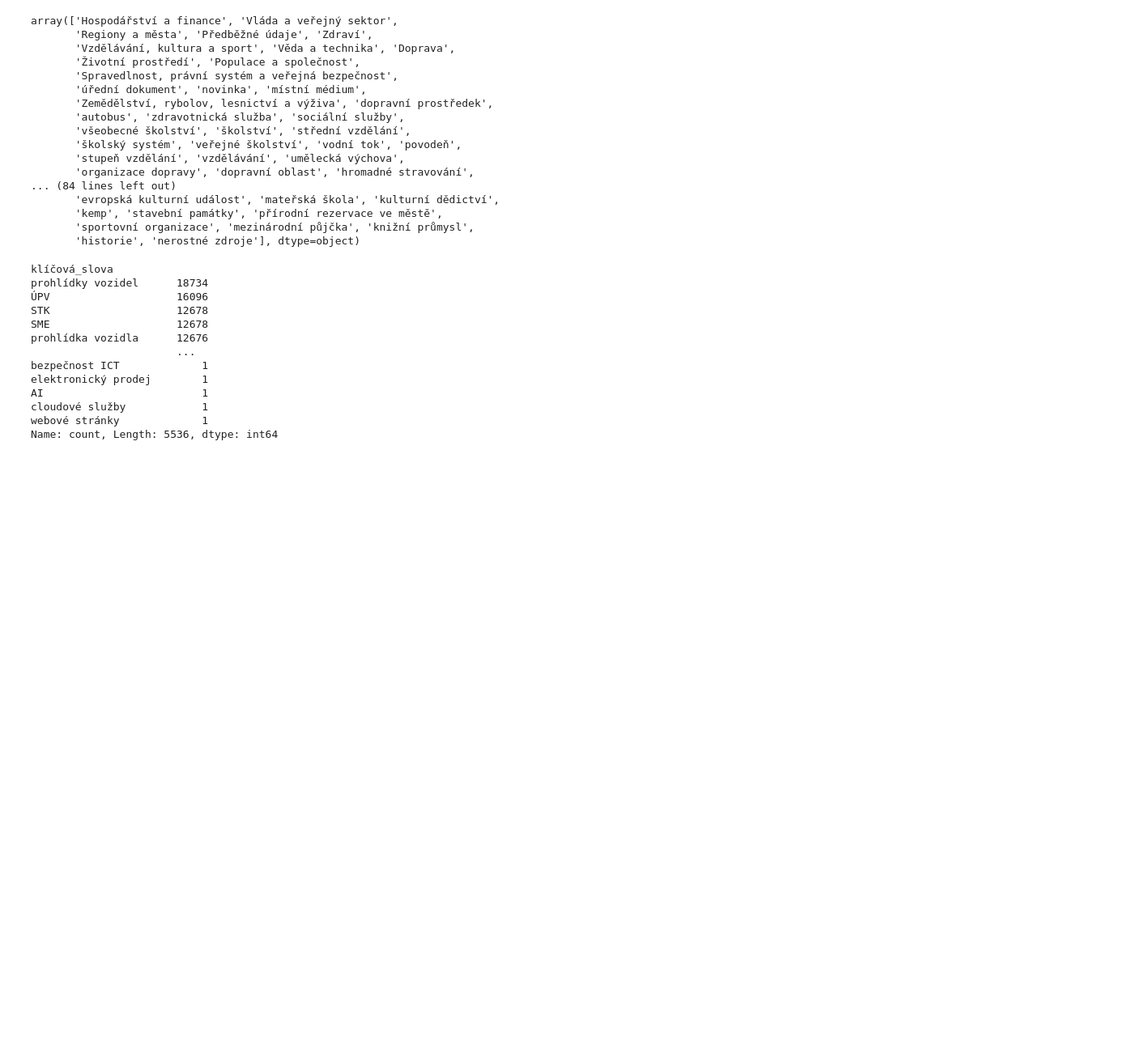
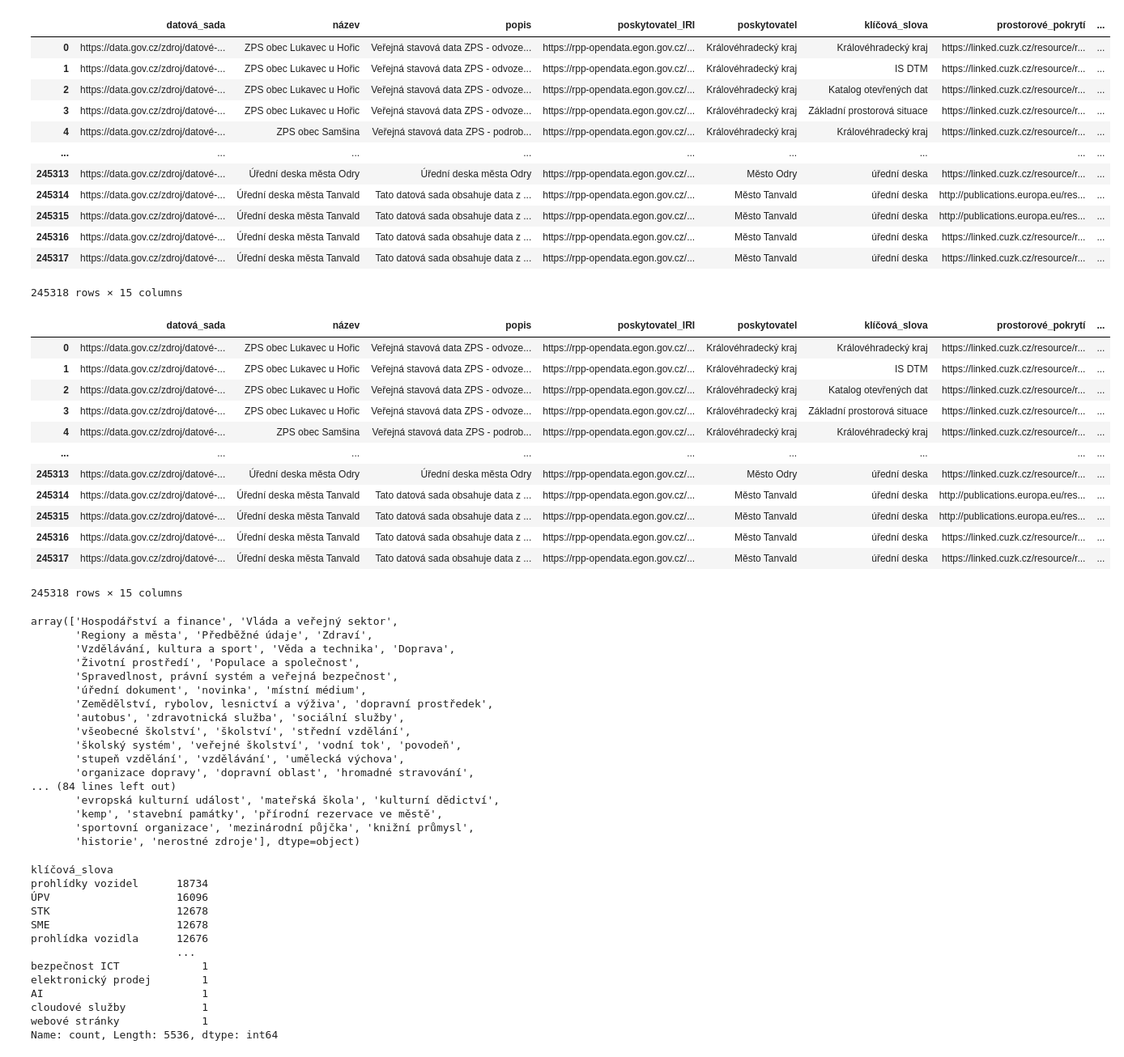
Before and after one commit to lucievomelova/EnhancedDatasetSearch, a Jupyter notebook: experiments/datove_sady.ipynb, the cells around one changed output. Shown at 81% size. Drawn from its saved outputs; the diff is of its cells as text; code cells hidden in the pictures; blank space fills up the shorter version.

```diff
--- a/experiments/datove_sady.ipynb
+++ b/experiments/datove_sady.ipynb
@@ -1,4 +1,5 @@
 # %%
+import requests
 import pandas as pd
 
 # from data_processing.nkod_datasets import NKOD
@@ -11,4 +12,12 @@ with open("config_experiments.yaml", "r") as f:
 # dataset_portal = NKOD(config)
 # dataset_portal.load()
 # df = dataset_portal.super_df
-df = pd.read_csv("../data/datove_sady.csv")
+# df = pd.read_csv("../data/datove_sady.csv")
+path = "./datove_sady_cele.csv"
+response = requests.get("https://data.gov.cz/soubor/datov%C3%A9-sady.csv")
+with open(path, "wb") as f:
+    print(f"Downloading {path.split("/")[-1]}.")
+    f.write(response.content)
+df = pd.read_csv(path, sep=",", dtype="string")
+df
+# %% [output]
@@ -15,3 +26,29 @@ df = pd.read_csv("../data/datove_sady.csv")
+|  | datová_sada | název | popis | poskytovatel_IRI | poskytovatel | klíčová_slova | prostorové_pokrytí | ... |
+| 0 | https://data.gov.cz/zdroj/datové-... | ZPS obec Lukavec u Hořic | Veřejná stavová data ZPS - odvoze... | https://rpp-opendata.egon.gov.cz/... | Královéhradecký kraj | Královéhradecký kraj | https://linked.cuzk.cz/resource/r... | ... |
+| 1 | https://data.gov.cz/zdroj/datové-... | ZPS obec Lukavec u Hořic | Veřejná stavová data ZPS - odvoze... | https://rpp-opendata.egon.gov.cz/... | Královéhradecký kraj | IS DTM | https://linked.cuzk.cz/resource/r... | ... |
+| 2 | https://data.gov.cz/zdroj/datové-... | ZPS obec Lukavec u Hořic | Veřejná stavová data ZPS - odvoze... | https://rpp-opendata.egon.gov.cz/... | Královéhradecký kraj | Katalog otevřených dat | https://linked.cuzk.cz/resource/r... | ... |
+| 3 | https://data.gov.cz/zdroj/datové-... | ZPS obec Lukavec u Hořic | Veřejná stavová data ZPS - odvoze... | https://rpp-opendata.egon.gov.cz/... | Královéhradecký kraj | Základní prostorová situace | https://linked.cuzk.cz/resource/r... | ... |
+| 4 | https://data.gov.cz/zdroj/datové-... | ZPS obec Samšina | Veřejná stavová data ZPS - podrob... | https://rpp-opendata.egon.gov.cz/... | Královéhradecký kraj | Královéhradecký kraj | https://linked.cuzk.cz/resource/r... | ... |
+| ... | ... | ... | ... | ... | ... | ... | ... | ... |
+| 245313 | https://data.gov.cz/zdroj/datové-... | Úřední deska města Odry | Úřední deska města Odry | https://rpp-opendata.egon.gov.cz/... | Město Odry | úřední deska | https://linked.cuzk.cz/resource/r... | ... |
+| 245314 | https://data.gov.cz/zdroj/datové-... | Úřední deska města Tanvald | Tato datová sada obsahuje data z ... | https://rpp-opendata.egon.gov.cz/... | Město Tanvald | úřední deska | http://publications.europa.eu/res... | ... |
+| 245315 | https://data.gov.cz/zdroj/datové-... | Úřední deska města Tanvald | Tato datová sada obsahuje data z ... | https://rpp-opendata.egon.gov.cz/... | Město Tanvald | úřední deska | http://publications.europa.eu/res... | ... |
+| 245316 | https://data.gov.cz/zdroj/datové-... | Úřední deska města Tanvald | Tato datová sada obsahuje data z ... | https://rpp-opendata.egon.gov.cz/... | Město Tanvald | úřední deska | https://linked.cuzk.cz/resource/r... | ... |
+| 245317 | https://data.gov.cz/zdroj/datové-... | Úřední deska města Tanvald | Tato datová sada obsahuje data z ... | https://rpp-opendata.egon.gov.cz/... | Město Tanvald | úřední deska | https://linked.cuzk.cz/resource/r... | ... |
+245318 rows × 15 columns
+|  | datová_sada | název | popis | poskytovatel_IRI | poskytovatel | klíčová_slova | prostorové_pokrytí | ... |
+| 0 | https://data.gov.cz/zdroj/datové-... | ZPS obec Lukavec u Hořic | Veřejná stavová data ZPS - odvoze... | https://rpp-opendata.egon.gov.cz/... | Královéhradecký kraj | Královéhradecký kraj | https://linked.cuzk.cz/resource/r... | ... |
+| 1 | https://data.gov.cz/zdroj/datové-... | ZPS obec Lukavec u Hořic | Veřejná stavová data ZPS - odvoze... | https://rpp-opendata.egon.gov.cz/... | Královéhradecký kraj | IS DTM | https://linked.cuzk.cz/resource/r... | ... |
+| 2 | https://data.gov.cz/zdroj/datové-... | ZPS obec Lukavec u Hořic | Veřejná stavová data ZPS - odvoze... | https://rpp-opendata.egon.gov.cz/... | Královéhradecký kraj | Katalog otevřených dat | https://linked.cuzk.cz/resource/r... | ... |
+| 3 | https://data.gov.cz/zdroj/datové-... | ZPS obec Lukavec u Hořic | Veřejná stavová data ZPS - odvoze... | https://rpp-opendata.egon.gov.cz/... | Královéhradecký kraj | Základní prostorová situace | https://linked.cuzk.cz/resource/r... | ... |
+| 4 | https://data.gov.cz/zdroj/datové-... | ZPS obec Samšina | Veřejná stavová data ZPS - podrob... | https://rpp-opendata.egon.gov.cz/... | Královéhradecký kraj | Královéhradecký kraj | https://linked.cuzk.cz/resource/r... | ... |
+| ... | ... | ... | ... | ... | ... | ... | ... | ... |
+| 245313 | https://data.gov.cz/zdroj/datové-... | Úřední deska města Odry | Úřední deska města Odry | https://rpp-opendata.egon.gov.cz/... | Město Odry | úřední deska | https://linked.cuzk.cz/resource/r... | ... |
+| 245314 | https://data.gov.cz/zdroj/datové-... | Úřední deska města Tanvald | Tato datová sada obsahuje data z ... | https://rpp-opendata.egon.gov.cz/... | Město Tanvald | úřední deska | http://publications.europa.eu/res... | ... |
+| 245315 | https://data.gov.cz/zdroj/datové-... | Úřední deska města Tanvald | Tato datová sada obsahuje data z ... | https://rpp-opendata.egon.gov.cz/... | Město Tanvald | úřední deska | http://publications.europa.eu/res... | ... |
+| 245316 | https://data.gov.cz/zdroj/datové-... | Úřední deska města Tanvald | Tato datová sada obsahuje data z ... | https://rpp-opendata.egon.gov.cz/... | Město Tanvald | úřední deska | https://linked.cuzk.cz/resource/r... | ... |
+| 245317 | https://data.gov.cz/zdroj/datové-... | Úřední deska města Tanvald | Tato datová sada obsahuje data z ... | https://rpp-opendata.egon.gov.cz/... | Město Tanvald | úřední deska | https://linked.cuzk.cz/resource/r... | ... |
+245318 rows × 15 columns
 # %%
 # get all unique themes
 themes = df["téma"].explode().unique()
```
Also changed, not shown: parts of 1 cell of this notebook, 22 other files.
